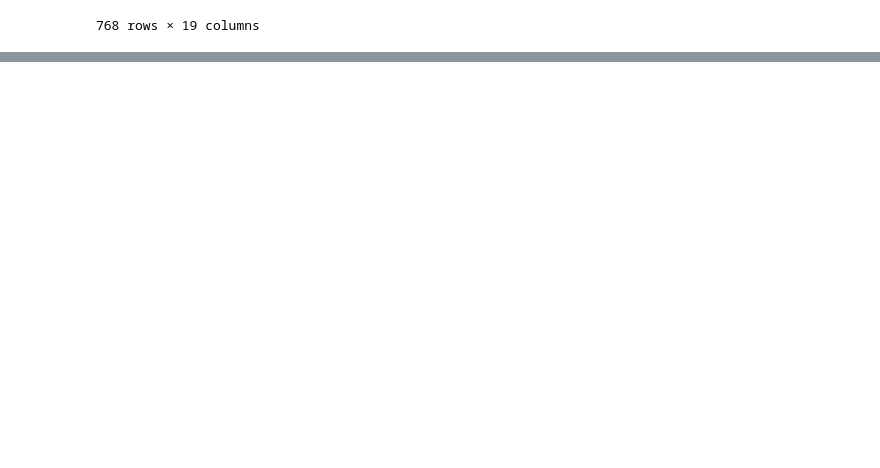
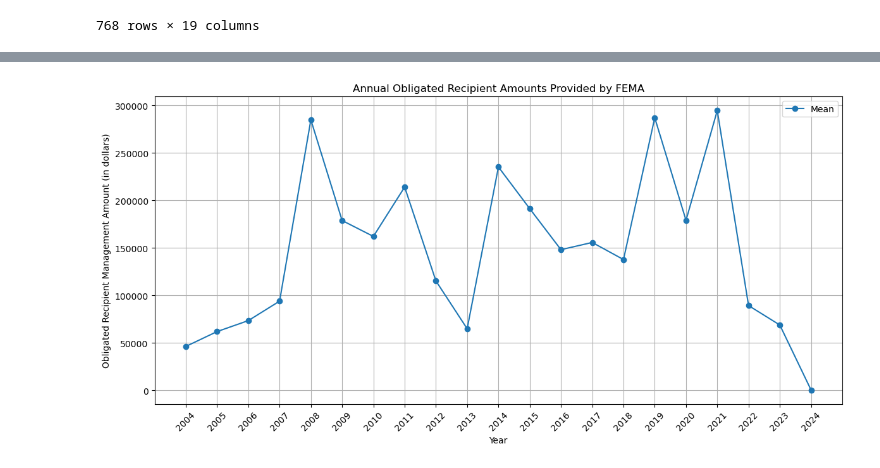
Before and after one commit to dgrimm84/project-1, a Jupyter notebook: SevereStorm.ipynb, the cells around one changed output, grey strips where cells are left out. Cells and saved outputs as stored; diff of their text form; code cells hidden in the pictures; blank space fills up the shorter version.

```diff
--- a/SevereStorm.ipynb
+++ b/SevereStorm.ipynb
@@ -208,3 +228,20 @@ grant_data
 # %%
-ax = grant_data.plot(kind='line', color= "navy")
+grant_data_reset = grant_data.reset_index()
+plt.figure(figsize=(12, 6))
+# Plot each line
+plt.plot(grant_data_reset['Year'], grant_data_reset[('obligatedRecipientMgmtAmt', 'mean')], label='Mean', marker='o')
+#plt.plot(grant_data_reset['Year'], grant_data_reset[('obligatedRecipientMgmtAmt', 'sum')], label='Total', marker='o')
+#plt.plot(grant_data_reset['Year'], grant_data_reset[('obligatedRecipientMgmtAmt', 'max')], label='Maximum', marker='o')
+#plt.plot(grant_data_reset['Year'], grant_data_reset[('obligatedRecipientMgmtAmt', 'min')], label='Minimum', marker='o')
+
+
+plt.title('Annual Obligated Recipient Amounts Provided by FEMA')
+plt.xlabel('Year')
+plt.ylabel('Obligated Recipient Management Amount (in dollars)')
+plt.xticks(grant_data_reset['Year'], rotation=45)
+plt.legend()
+plt.grid()
+plt.tight_layout()  # Adjust layout to prevent clipping of tick-labels
 plt.show()
+# %% [output]
+[figure, added]
```
Also changed, not shown: parts of 3 cells of this notebook, 3 other files.
